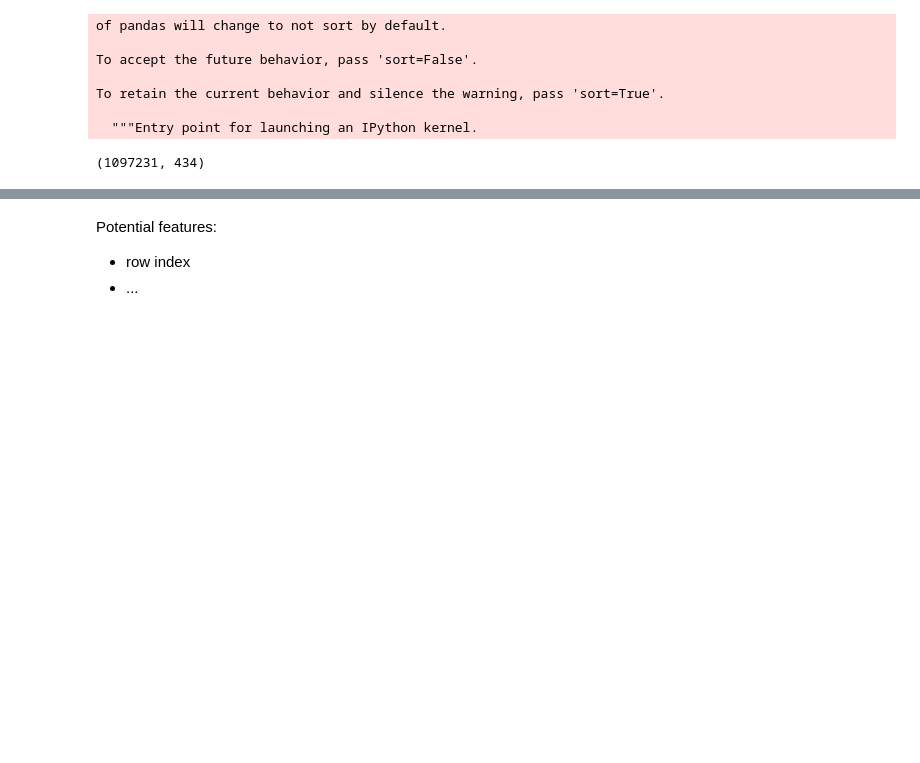
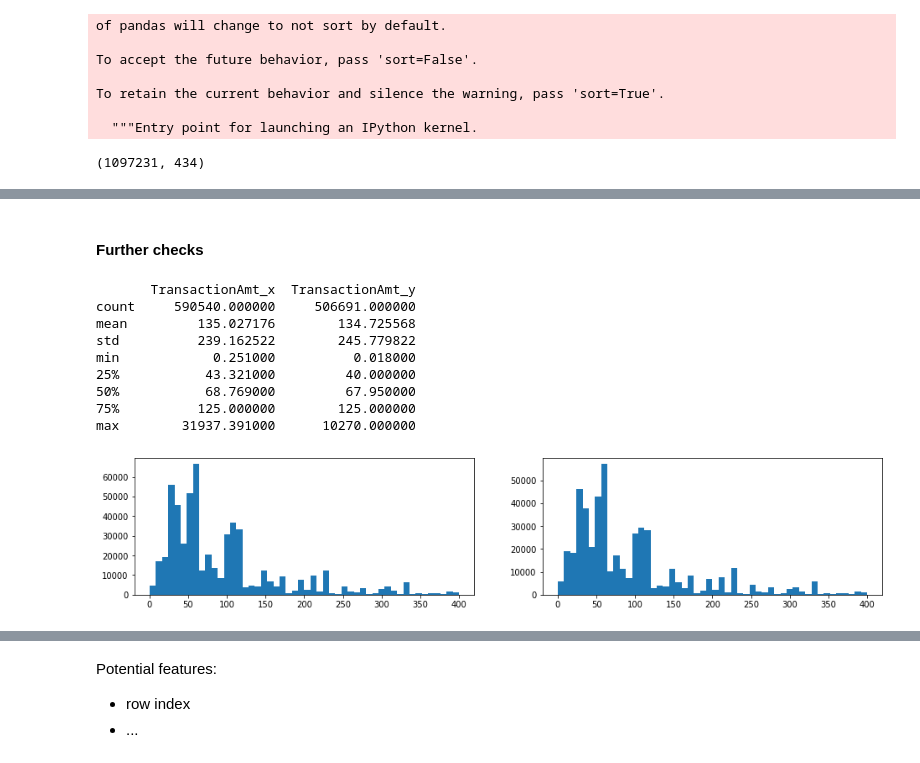
Before and after one commit to seedsetgroup/fraud, a Jupyter notebook: Data load and EDA.ipynb, the cells around one changed output, grey strips where cells are left out. Cells and saved outputs as stored; diff of their text form; code cells hidden in the pictures; blank space fills up the shorter version.

```diff
--- a/Data load and EDA.ipynb
+++ b/Data load and EDA.ipynb
@@ -285,0 +433,26 @@ print(n_un.sort_values()[:10])
+# %% [markdown]
+#### Further checks
+# %%
+#compare transaction amounts between train and test
+print(all_data_train[["TransactionAmt"]].describe().merge(all_data_test[["TransactionAmt"]].describe(), how = "left", left_index = True, right_index = True))
+
+#test with different boundaries
+plt.figure(figsize=(16, 3))
+plt.subplot(121)
+plt.hist(all_data_train["TransactionAmt"].loc[all_data_train['TransactionAmt'] <= 400],50);
+plt.subplot(122)
+plt.hist(all_data_test["TransactionAmt"].loc[all_data_test['TransactionAmt'] <= 400],50);
+
+#plt.axis([0, 1000, 0, 600000])
+plt.show()
+# %% [output]
+       TransactionAmt_x  TransactionAmt_y
+count     590540.000000     506691.000000
+mean         135.027176        134.725568
+std          239.162522        245.779822
+min            0.251000          0.018000
+25%           43.321000         40.000000
+50%           68.769000         67.950000
+75%          125.000000        125.000000
+max        31937.391000      10270.000000
+[figure, added]
```
Also changed, not shown: parts of 20 cells of this notebook.
